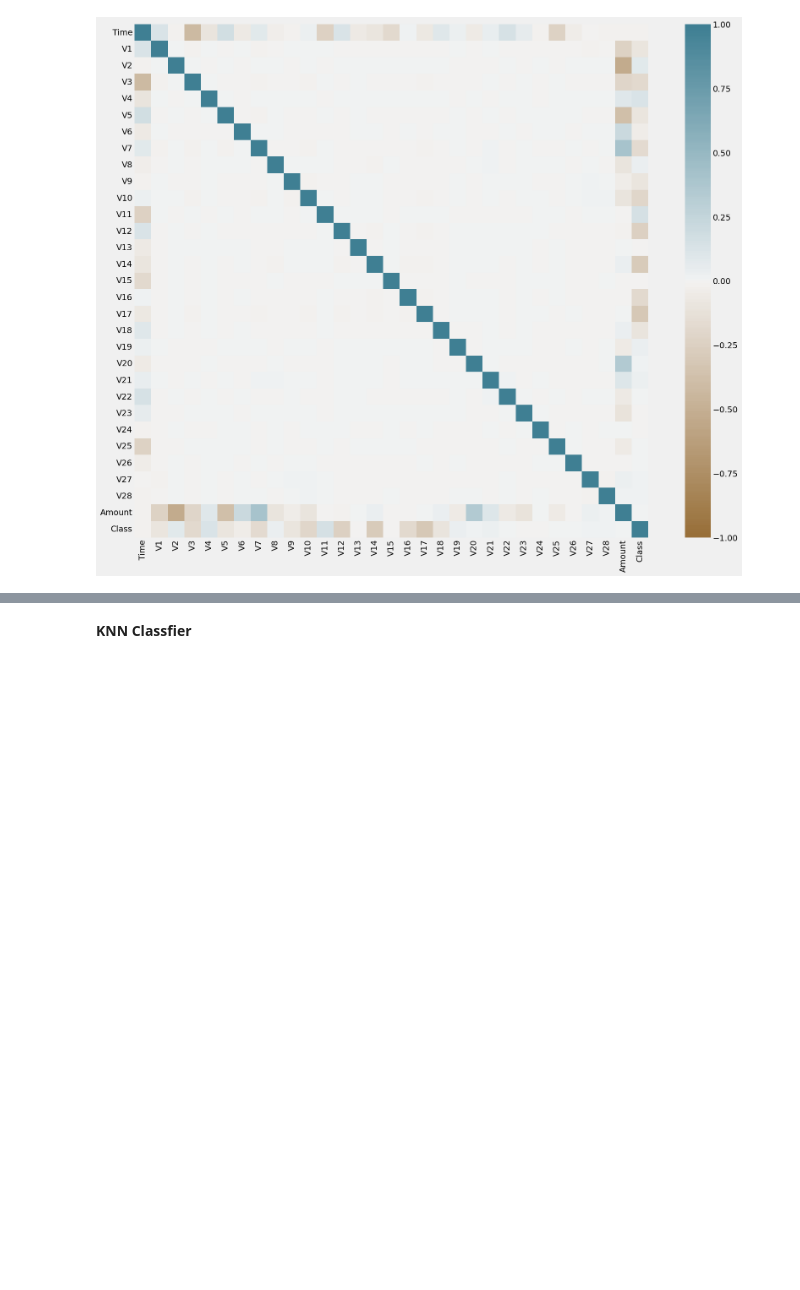
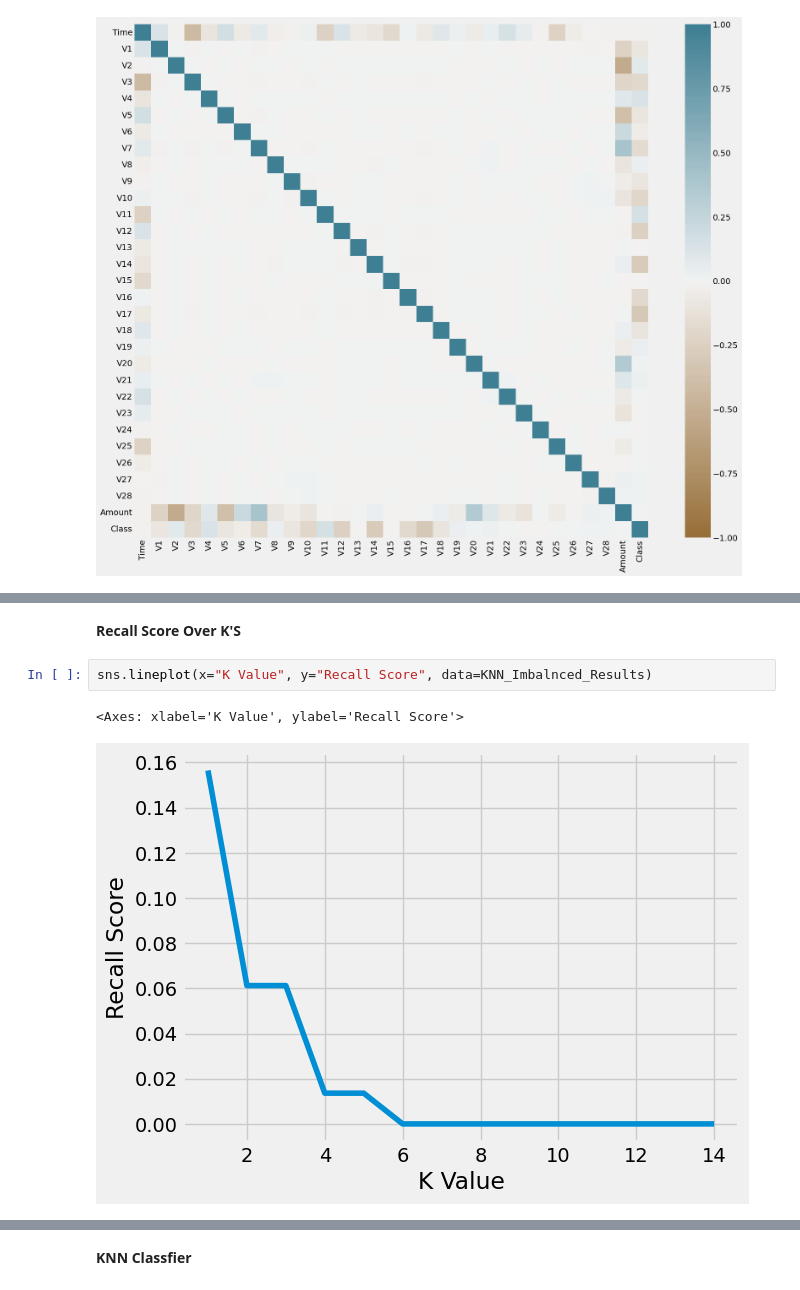
Before and after one commit to ZiadMAlsawy/ML_Project, a Jupyter notebook: Task_2.ipynb, the cells around one changed output, grey strips where cells are left out. Cells and saved outputs as stored; diff of their text form; blank space fills up the shorter version.

```diff
--- a/Task_2.ipynb
+++ b/Task_2.ipynb
@@ -205,0 +262,7 @@ ax = sns.heatmap(
+# %% [markdown]
+**Recall Score Over K'S**
+# %%
+sns.lineplot(x="K Value", y="Recall Score", data=KNN_Imbalnced_Results)
+# %% [output]
+<Axes: xlabel='K Value', ylabel='Recall Score'>
+[figure, added]
```
Also changed, not shown: parts of 35 cells of this notebook.
